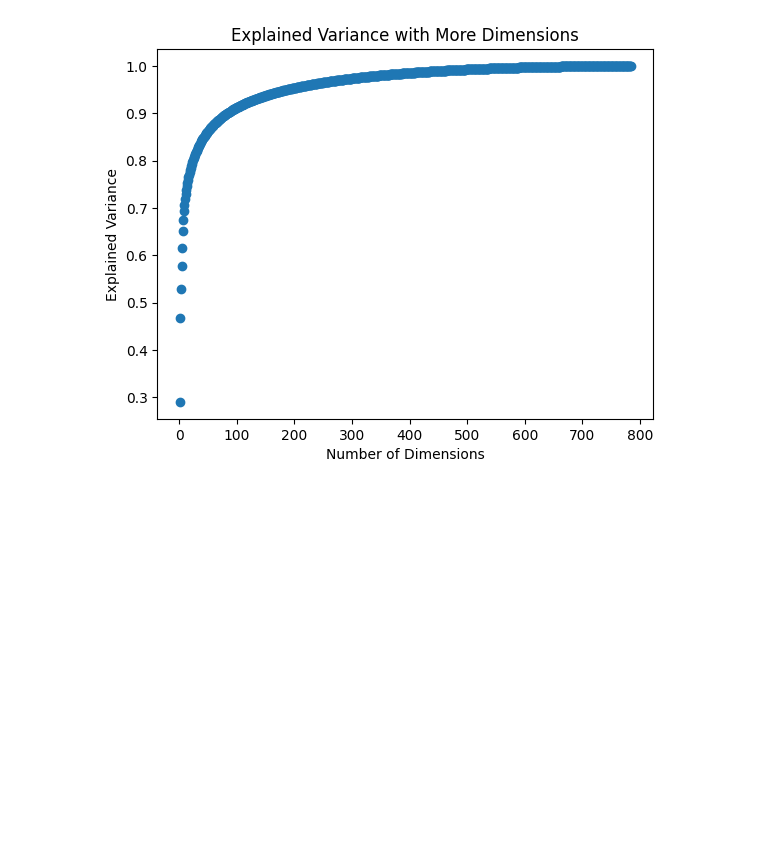
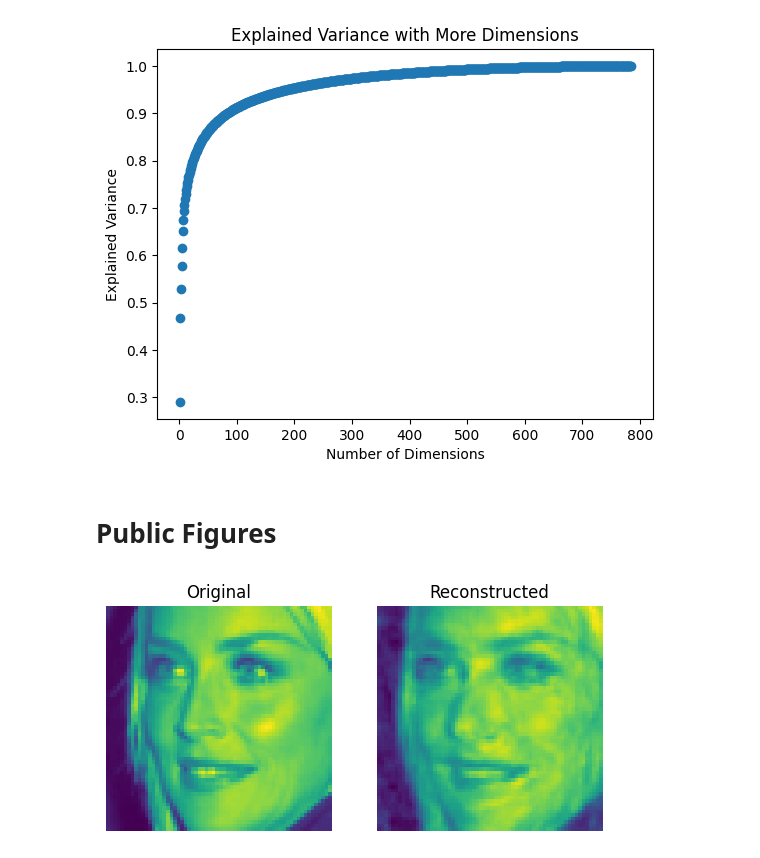
Before and after one commit to Pirate-Hunter-Zoro/Unsupervised-Learning, a Jupyter notebook: experiments.ipynb, the cells around one changed output. Cells and saved outputs as stored; diff of their text form; code cells hidden in the pictures; blank space fills up the shorter version.

```diff
--- a/experiments.ipynb
+++ b/experiments.ipynb
@@ -178,3 +178,48 @@ os.makedirs(save_path.parent, exist_ok=True)
 plt.savefig(str(save_path))
 # %% [output]
 [figure]
+# %% [markdown]
+# Public Figures
+# %%
+from src.pca_analysis import load_pubfig, PCA
+from pathlib import Path
+import matplotlib.pyplot as plt
+
+images_path = Path("data/CelebDataProcessed")
+limit = 500
+
+pca = PCA(n_components=150, whiten=True) # whiten=True helps with images apparently...
+X = load_pubfig(data_dir=images_path, limit=limit)
+pca.fit(X=X)
+first_ten = pca.components_[:10]
+first_ten = first_ten.reshape(10, 64, 64)
+
+fig, axes = plt.subplots(nrows=2, ncols=5)
+for i, ax in enumerate(axes.flat): # axes.flat is necessary because axes is a 2D array
+    image = first_ten[i]
+    ax.imshow(image, cmap='bone')
+    ax.axis('off') # no numbers on the axes when we are
+plt.savefig("results/pca_analysis/eigenfaces.png")
+plt.close()
+
+##########################################################################################
+
+# Display constructed and reconstructed image
+first_face = X[0].reshape((1, -1))
+transformed_first_face = pca.transform(first_face)
+reconstructed_first_face = pca.inverse_transform(transformed_first_face).reshape((64,64))
+fig, axes = plt.subplots(nrows=1, ncols=2)
+
+# Plot original face
+axes[0].imshow(first_face.reshape(64, 64))
+axes[0].set_title("Original")
+axes[0].axis('off')
+
+# Plot reconstructed face
+axes[1].imshow(reconstructed_first_face)
+axes[1].set_title("Reconstructed")
+axes[1].axis('off')
+
+plt.savefig("results/pca_analysis/reconstruction.png")
+# %% [output]
+[figure, added]
```
Also changed, not shown: 5 other files.
